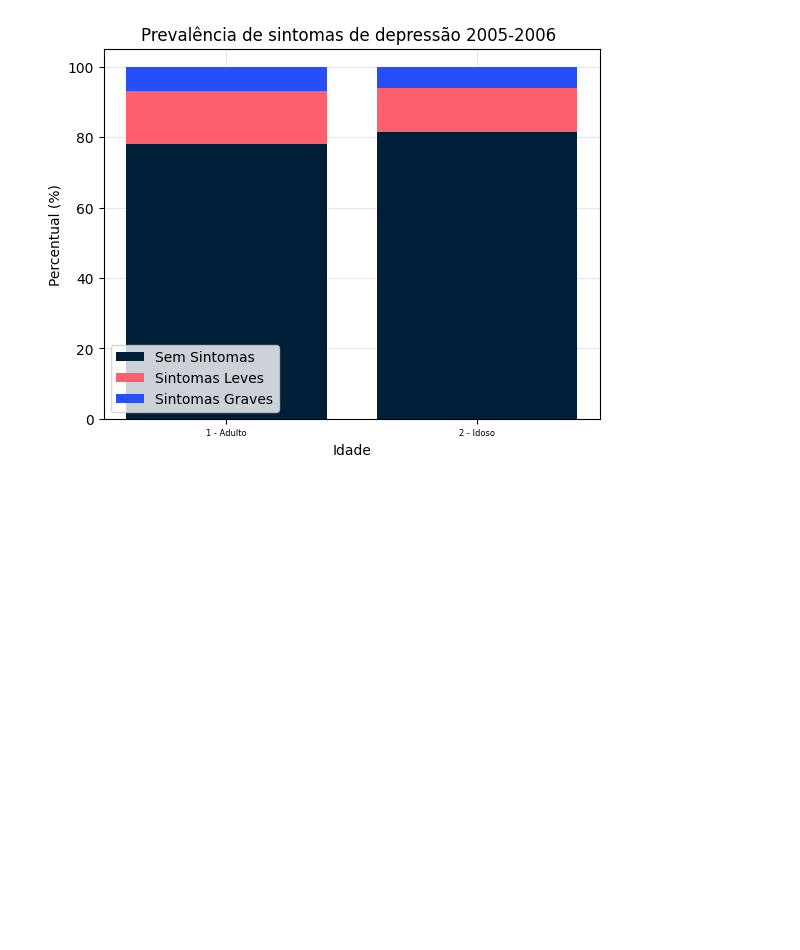
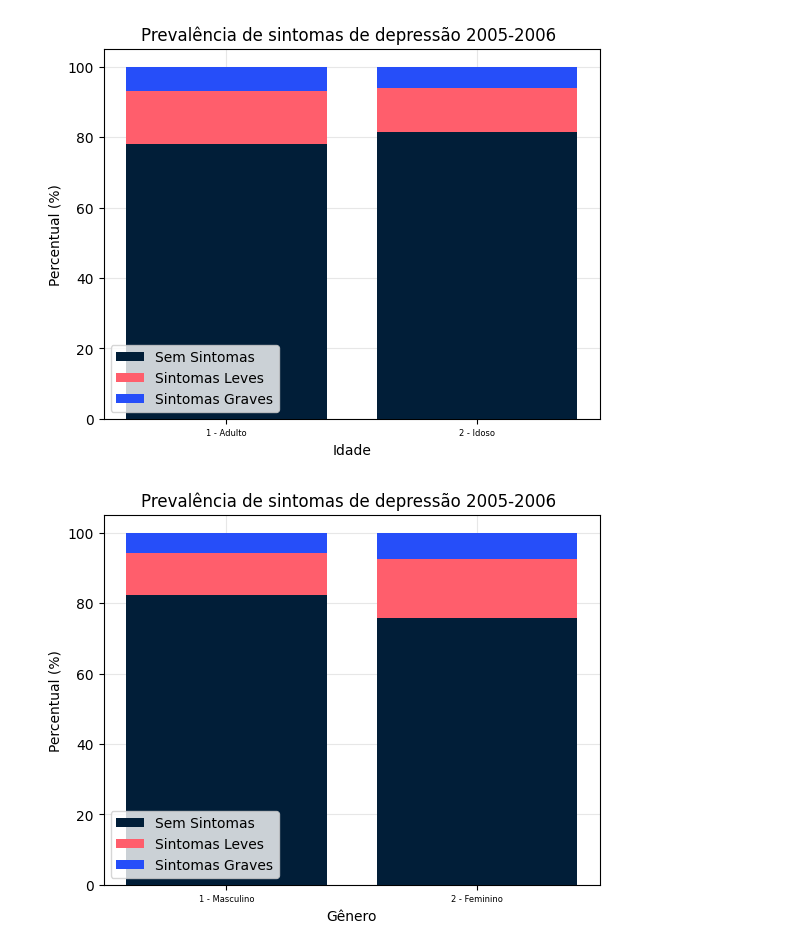
Before and after one commit to LuizAlbino/nhnes-data-project, a Jupyter notebook: main-notebook.ipynb, the cells around one changed output. Drawn from its saved outputs; the diff is of its cells as text; code cells hidden in the pictures; blank space fills up the shorter version.

```diff
--- a/main-notebook.ipynb
+++ b/main-notebook.ipynb
@@ -319,2 +319,6 @@ gera_grafico(df_renda, ['1 - Adulto', '2 - Idoso'], 'RIDAGEYR_CLASS','Idade')
 # %% [output]
 [figure]
+# %%
+gera_grafico(df_genero, ['1 - Masculino', '2 - Feminino'], 'RIAGENDR','Gênero')
+# %% [output]
+[figure, added]
```
Also changed, not shown: parts of 10 cells of this notebook.
